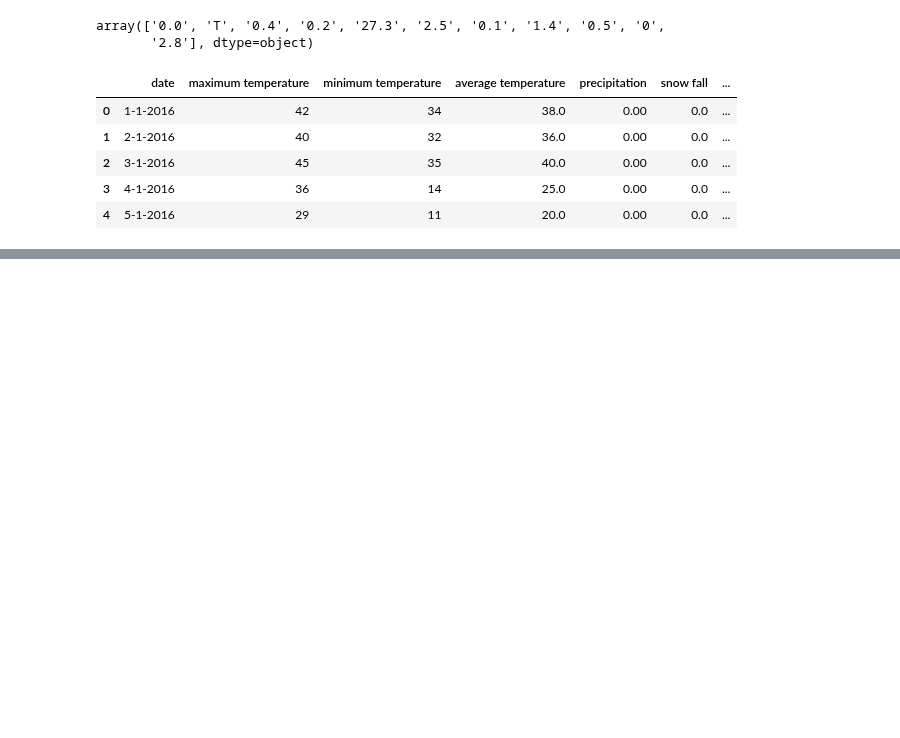
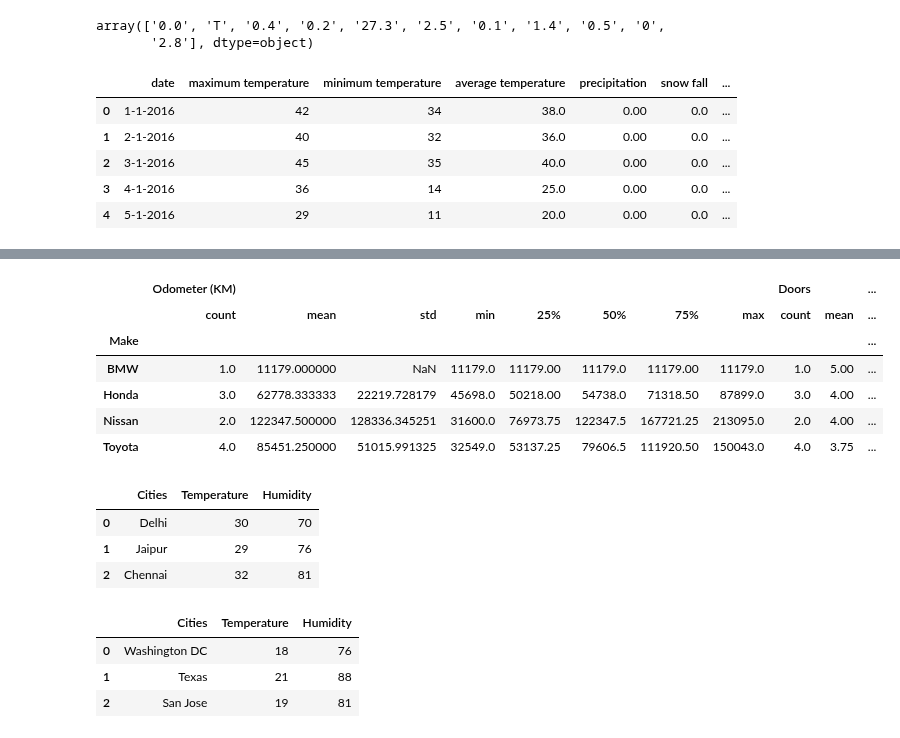
Before and after one commit to Vikas-KM/machine-learning, a Jupyter notebook: Practice/pandas_practice.ipynb, the cells around one changed output, grey strips where cells are left out. Saved outputs shown, nothing was run; the diff lists cells and outputs as text; code cells hidden in the pictures; blank space fills up the shorter version.

```diff
--- a/Practice/pandas_practice.ipynb
+++ b/Practice/pandas_practice.ipynb
@@ -112,3 +112,6 @@ weather_data_xls.head(5)
 | 2 | 3-1-2016 | 45 | 35 | 40.0 | 0.00 | 0.0 | ... |
 | 3 | 4-1-2016 | 36 | 14 | 25.0 | 0.00 | 0.0 | ... |
 | 4 | 5-1-2016 | 29 | 11 | 20.0 | 0.00 | 0.0 | ... |
+# %%
+car_sales = pd.read_csv('./datasets/car-sales.csv')
+car_sales.head()
@@ -114,0 +125,3 @@ weather_data_xls.head(5)
+# %%
+g = car_sales.groupby('Make')
+g
@@ -114,0 +179,34 @@ weather_data_xls.head(5)
+# %%
+g.describe()
+# %% [output]
+|  | Odometer (KM) |  |  |  |  |  |  |  | Doors |  | ... |
+|  | count | mean | std | min | 25% | 50% | 75% | max | count | mean | ... |
+| Make |  |  |  |  |  |  |  |  |  |  | ... |
+| BMW | 1.0 | 11179.000000 | NaN | 11179.0 | 11179.00 | 11179.0 | 11179.00 | 11179.0 | 1.0 | 5.00 | ... |
+| Honda | 3.0 | 62778.333333 | 22219.728179 | 45698.0 | 50218.00 | 54738.0 | 71318.50 | 87899.0 | 3.0 | 4.00 | ... |
+| Nissan | 2.0 | 122347.500000 | 128336.345251 | 31600.0 | 76973.75 | 122347.5 | 167721.25 | 213095.0 | 2.0 | 4.00 | ... |
+| Toyota | 4.0 | 85451.250000 | 51015.991325 | 32549.0 | 53137.25 | 79606.5 | 111920.50 | 150043.0 | 4.0 | 3.75 | ... |
+# %%
+India_weather = pd.DataFrame({
+    'Cities':['Delhi','Jaipur','Chennai'],
+    'Temperature':[30,29,32],
+    'Humidity':[70,76,81]
+})
+India_weather
+# %% [output]
+|  | Cities | Temperature | Humidity |
+| 0 | Delhi | 30 | 70 |
+| 1 | Jaipur | 29 | 76 |
+| 2 | Chennai | 32 | 81 |
+# %%
+US_weather = pd.DataFrame({
+    'Cities':['Washington DC','Texas','San Jose'],
+    'Temperature':[18,21,19],
+    'Humidity':[76,88,81]
+})
+US_weather
+# %% [output]
+|  | Cities | Temperature | Humidity |
+| 0 | Washington DC | 18 | 76 |
+| 1 | Texas | 21 | 88 |
+| 2 | San Jose | 19 | 81 |
```
Also changed, not shown: parts of 23 cells of this notebook.
